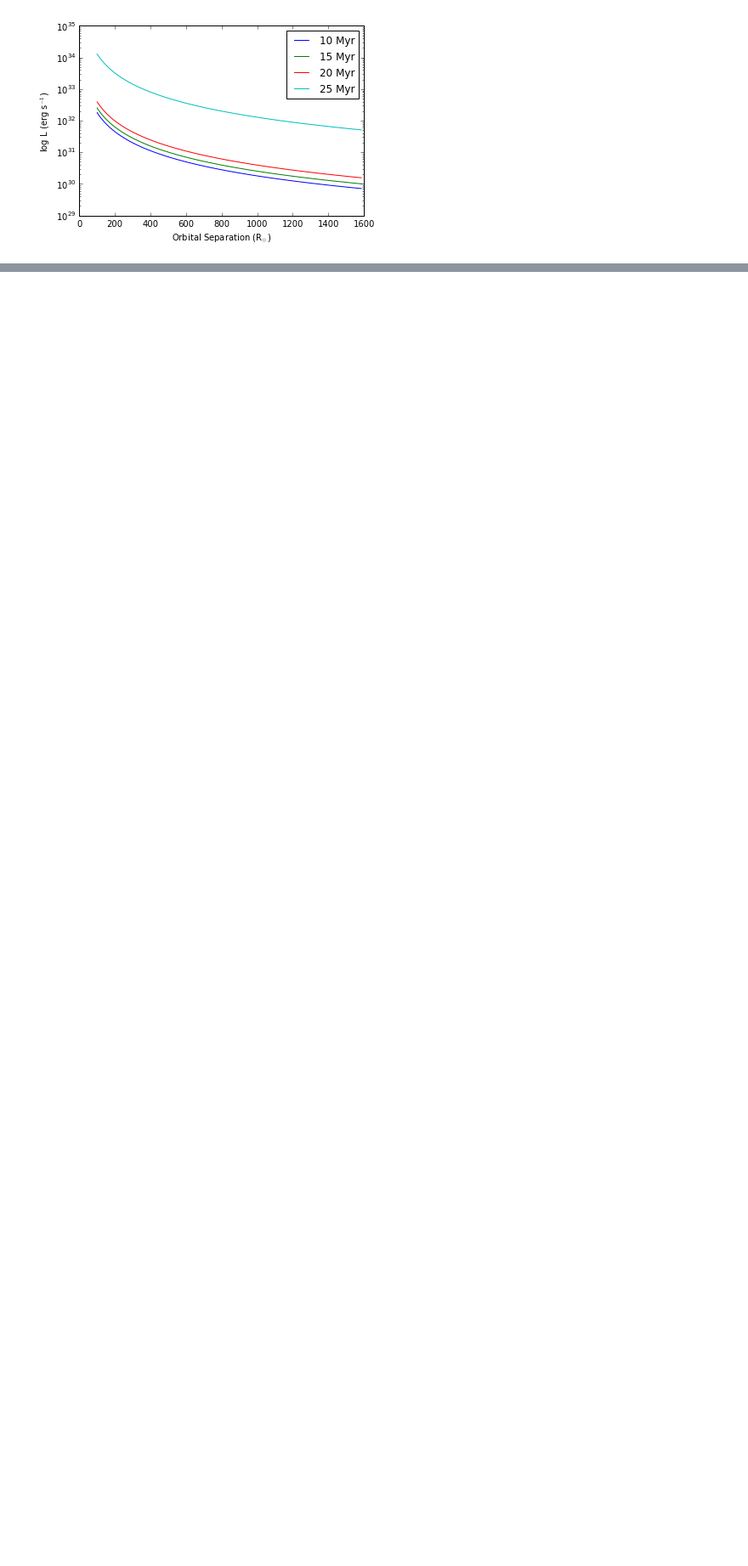
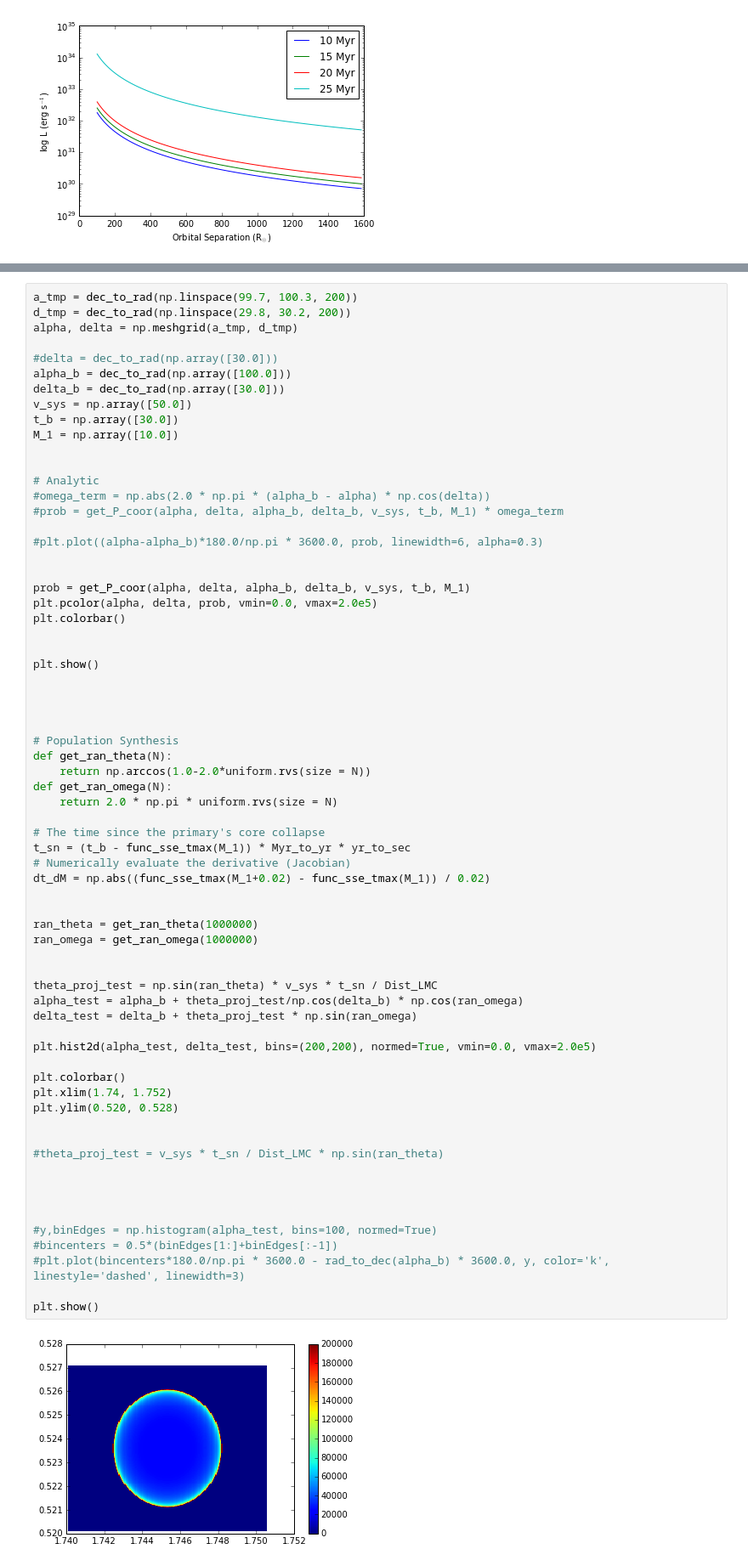
Before and after one commit to astroJeff/XRB, a Jupyter notebook: notebooks/Tests.ipynb, the cells around one changed output, grey strips where cells are left out. Shown at 85% size. Cells and saved outputs as stored; diff of their text form; blank space fills up the shorter version.

```diff
--- a/notebooks/Tests.ipynb
+++ b/notebooks/Tests.ipynb
@@ -216,0 +481,69 @@ plt.show()
+# %%
+a_tmp = dec_to_rad(np.linspace(99.7, 100.3, 200))
+d_tmp = dec_to_rad(np.linspace(29.8, 30.2, 200))
+alpha, delta = np.meshgrid(a_tmp, d_tmp)
+
+#delta = dec_to_rad(np.array([30.0]))
+alpha_b = dec_to_rad(np.array([100.0]))
+delta_b = dec_to_rad(np.array([30.0]))
+v_sys = np.array([50.0])
+t_b = np.array([30.0])
+M_1 = np.array([10.0])
+
+
+# Analytic
+#omega_term = np.abs(2.0 * np.pi * (alpha_b - alpha) * np.cos(delta))
+#prob = get_P_coor(alpha, delta, alpha_b, delta_b, v_sys, t_b, M_1) * omega_term
+
+#plt.plot((alpha-alpha_b)*180.0/np.pi * 3600.0, prob, linewidth=6, alpha=0.3)
+
+
+prob = get_P_coor(alpha, delta, alpha_b, delta_b, v_sys, t_b, M_1)
+plt.pcolor(alpha, delta, prob, vmin=0.0, vmax=2.0e5)
+plt.colorbar()
+
+
+plt.show()
+
+
+
+
+# Population Synthesis
+def get_ran_theta(N):
+    return np.arccos(1.0-2.0*uniform.rvs(size = N))
+def get_ran_omega(N):
+    return 2.0 * np.pi * uniform.rvs(size = N)
+
+# The time since the primary's core collapse
+t_sn = (t_b - func_sse_tmax(M_1)) * Myr_to_yr * yr_to_sec
+# Numerically evaluate the derivative (Jacobian)
+dt_dM = np.abs((func_sse_tmax(M_1+0.02) - func_sse_tmax(M_1)) / 0.02)
+
+
+ran_theta = get_ran_theta(1000000)
+ran_omega = get_ran_omega(1000000)
+
+
+theta_proj_test = np.sin(ran_theta) * v_sys * t_sn / Dist_LMC
+alpha_test = alpha_b + theta_proj_test/np.cos(delta_b) * np.cos(ran_omega)
+delta_test = delta_b + theta_proj_test * np.sin(ran_omega)
+
+plt.hist2d(alpha_test, delta_test, bins=(200,200), normed=True, vmin=0.0, vmax=2.0e5)
+
+plt.colorbar()
+plt.xlim(1.74, 1.752)
+plt.ylim(0.520, 0.528)
+
+
+#theta_proj_test = v_sys * t_sn / Dist_LMC * np.sin(ran_theta)
+
+
+
+
+#y,binEdges = np.histogram(alpha_test, bins=100, normed=True)
+#bincenters = 0.5*(binEdges[1:]+binEdges[:-1])
+#plt.plot(bincenters*180.0/np.pi * 3600.0 - rad_to_dec(alpha_b) * 3600.0, y, color='k', linestyle='dashed', linewidth=3)
+
+plt.show()
+# %% [output]
+[figure, added]
```
Also changed, not shown: parts of 28 cells of this notebook, 1 other file.
